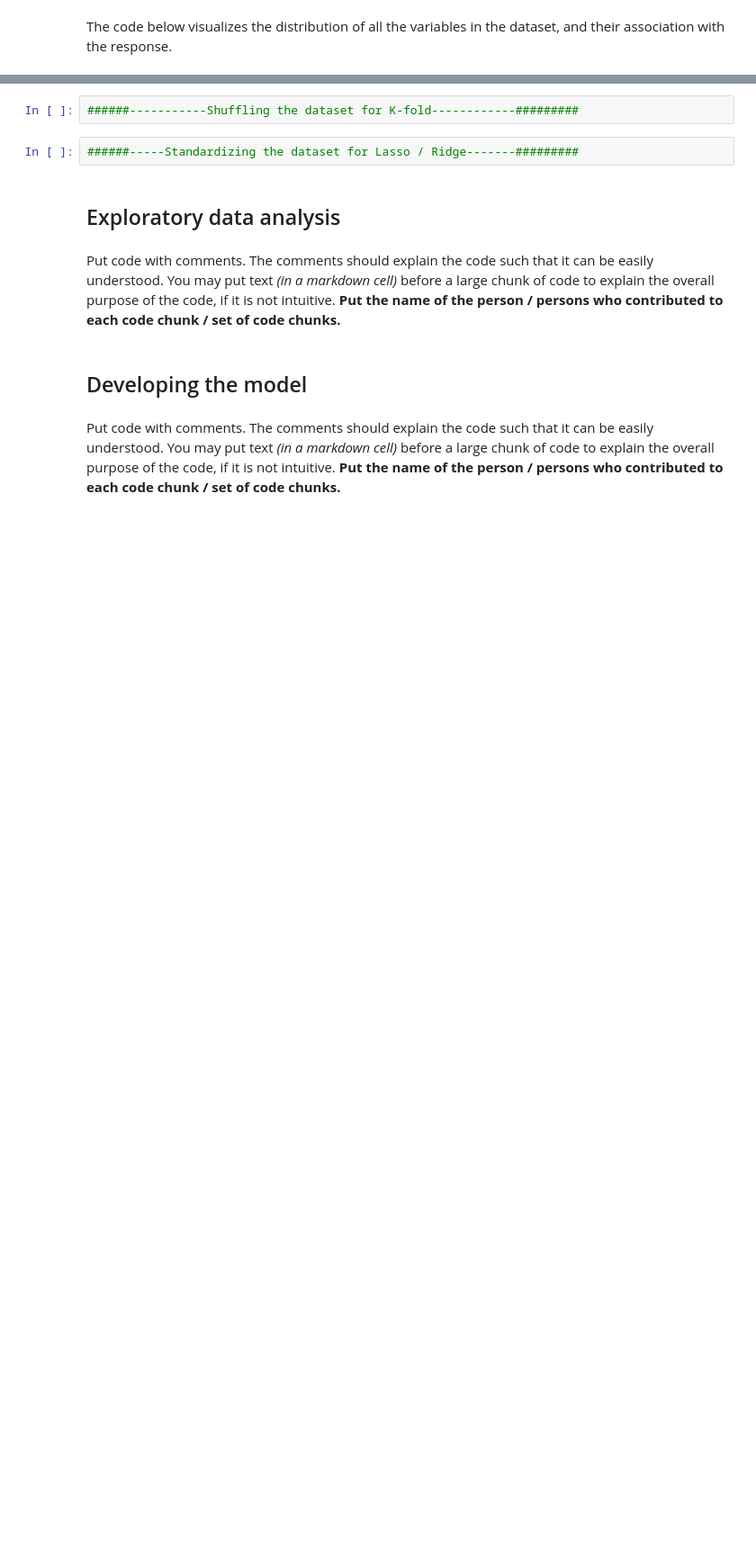
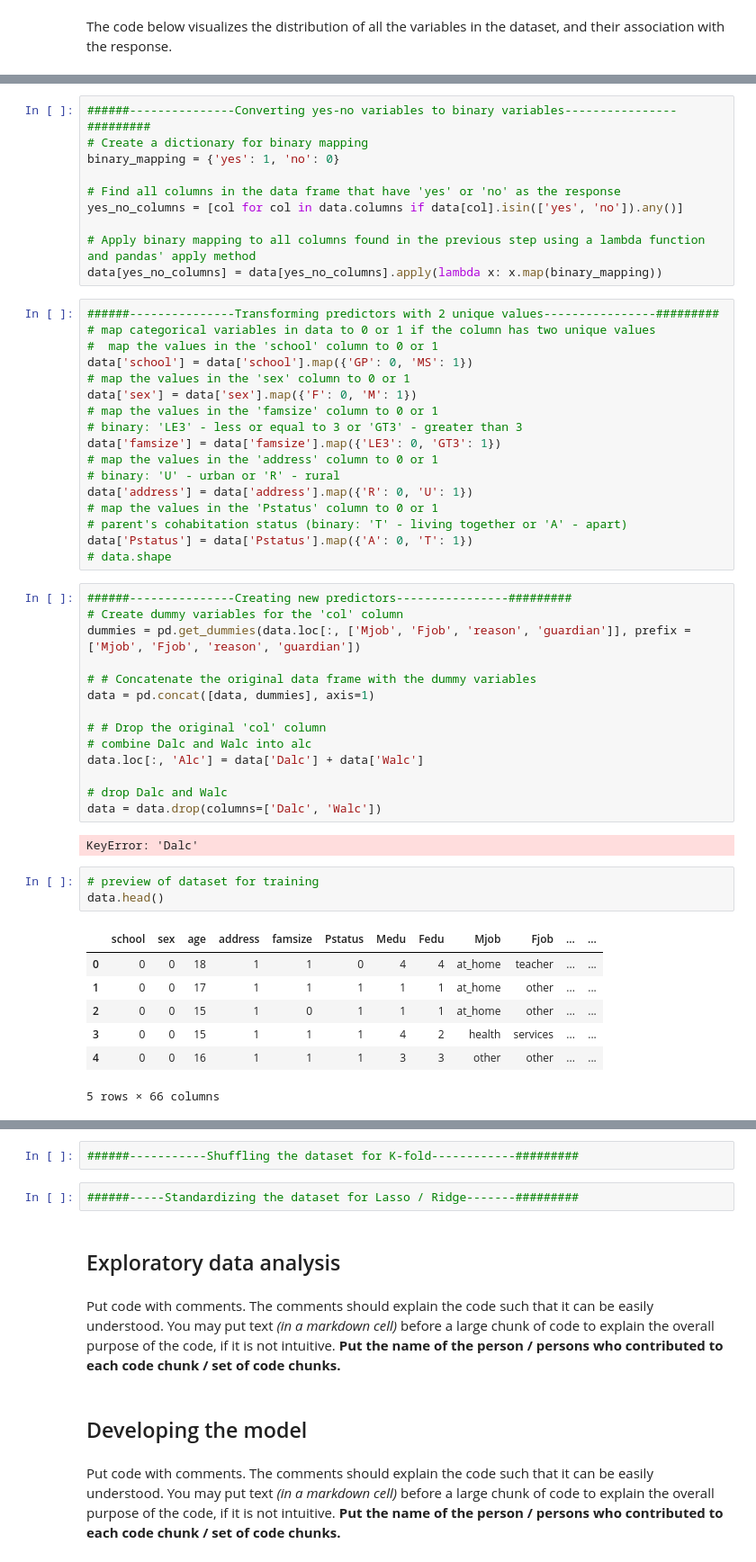
Before and after one commit to zshi719/student_grade_prediction, a Jupyter notebook: Project Code Template.ipynb, the cells around one changed output, grey strips where cells are left out. Shown at 90% size. Saved outputs shown, nothing was run; the diff lists cells and outputs as text; blank space fills up the shorter version.

Commit message:
complete data cleaning & prep

```diff
--- a/Project Code Template.ipynb
+++ b/Project Code Template.ipynb
@@ -180,0 +193,54 @@ The following data preparation steps helped us to prepare our data for implement
+# %%
+######---------------Converting yes-no variables to binary variables----------------#########
+# Create a dictionary for binary mapping
+binary_mapping = {'yes': 1, 'no': 0}
+
+# Find all columns in the data frame that have 'yes' or 'no' as the response
+yes_no_columns = [col for col in data.columns if data[col].isin(['yes', 'no']).any()]
+
+# Apply binary mapping to all columns found in the previous step using a lambda function and pandas' apply method
+data[yes_no_columns] = data[yes_no_columns].apply(lambda x: x.map(binary_mapping))
+# %%
+######---------------Transforming predictors with 2 unique values----------------#########
+# map categorical variables in data to 0 or 1 if the column has two unique values
+#  map the values in the 'school' column to 0 or 1
+data['school'] = data['school'].map({'GP': 0, 'MS': 1})
+# map the values in the 'sex' column to 0 or 1
+data['sex'] = data['sex'].map({'F': 0, 'M': 1})
+# map the values in the 'famsize' column to 0 or 1
+# binary: 'LE3' - less or equal to 3 or 'GT3' - greater than 3
+data['famsize'] = data['famsize'].map({'LE3': 0, 'GT3': 1})
+# map the values in the 'address' column to 0 or 1
+# binary: 'U' - urban or 'R' - rural
+data['address'] = data['address'].map({'R': 0, 'U': 1})
+# map the values in the 'Pstatus' column to 0 or 1
+# parent's cohabitation status (binary: 'T' - living together or 'A' - apart)
+data['Pstatus'] = data['Pstatus'].map({'A': 0, 'T': 1})
+# data.shape
+# %%
+######---------------Creating new predictors----------------#########
+# Create dummy variables for the 'col' column
+dummies = pd.get_dummies(data.loc[:, ['Mjob', 'Fjob', 'reason', 'guardian']], prefix = ['Mjob', 'Fjob', 'reason', 'guardian'])
+
+# # Concatenate the original data frame with the dummy variables
+data = pd.concat([data, dummies], axis=1)
+
+# # Drop the original 'col' column
+# combine Dalc and Walc into alc
+data.loc[:, 'Alc'] = data['Dalc'] + data['Walc']
+
+# drop Dalc and Walc
+data = data.drop(columns=['Dalc', 'Walc'])
+# %% [output]
+KeyError: 'Dalc'
+# %%
+# preview of dataset for training
+data.head()
+# %% [output]
+|  | school | sex | age | address | famsize | Pstatus | Medu | Fedu | Mjob | Fjob | ... | ... |
+| 0 | 0 | 0 | 18 | 1 | 1 | 0 | 4 | 4 | at_home | teacher | ... | ... |
+| 1 | 0 | 0 | 17 | 1 | 1 | 1 | 1 | 1 | at_home | other | ... | ... |
+| 2 | 0 | 0 | 15 | 1 | 0 | 1 | 1 | 1 | at_home | other | ... | ... |
+| 3 | 0 | 0 | 15 | 1 | 1 | 1 | 4 | 2 | health | services | ... | ... |
+| 4 | 0 | 0 | 16 | 1 | 1 | 1 | 3 | 3 | other | other | ... | ... |
+5 rows × 66 columns
```
Also changed, not shown: parts of 20 cells of this notebook.
